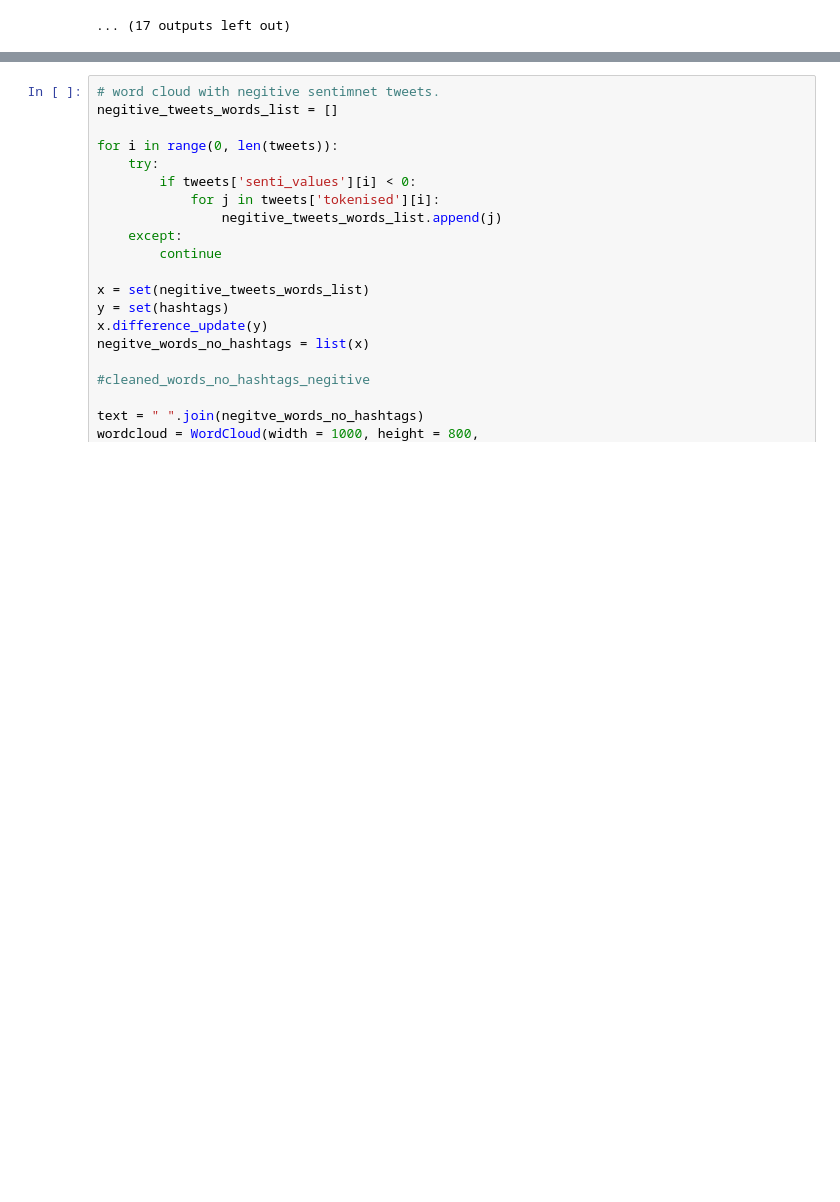
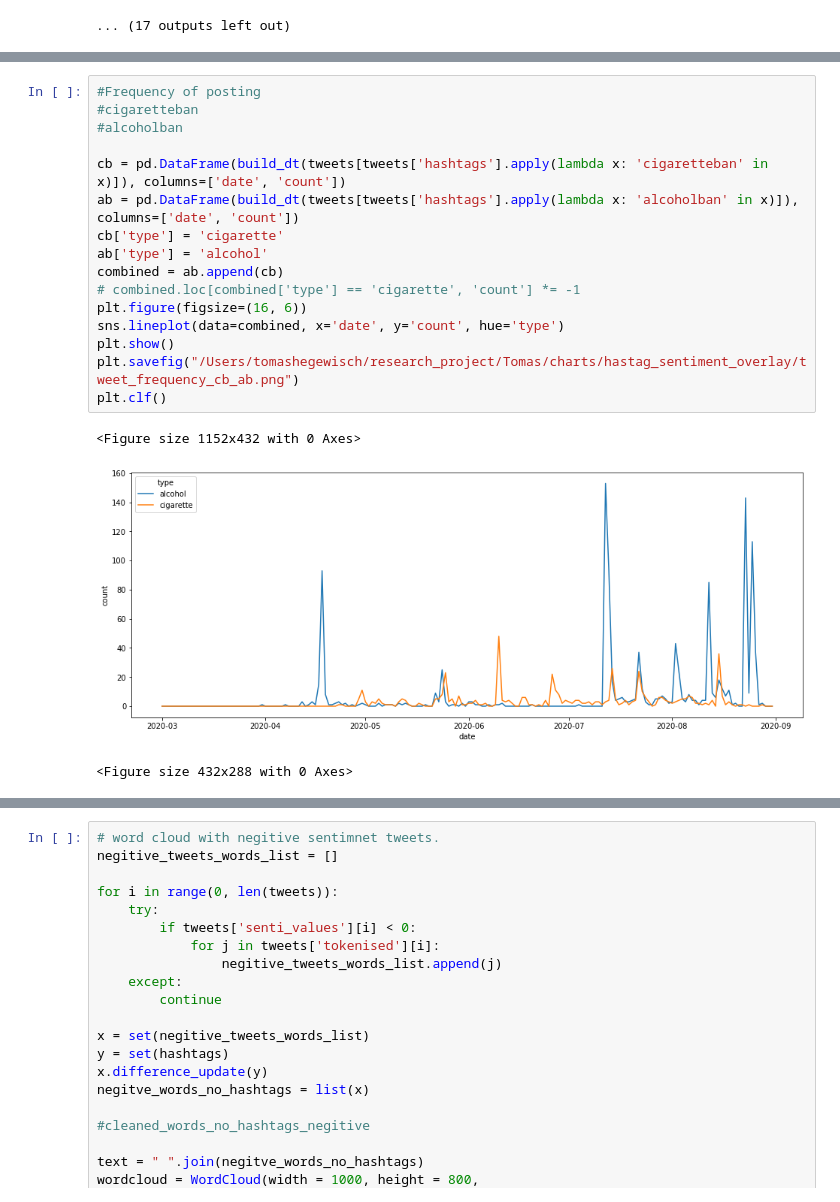
Before and after one commit to tomashege/research_project, a Jupyter notebook: Tomas/notebooks/tweet_analysis.ipynb, the cells around one changed output, grey strips where cells are left out. Saved outputs shown, nothing was run; the diff lists cells and outputs as text; blank space fills up the shorter version.

```diff
--- a/Tomas/notebooks/tweet_analysis.ipynb
+++ b/Tomas/notebooks/tweet_analysis.ipynb
@@ -394 +457,21 @@ plt.clf()
+# %%
+#Frequency of posting
+#cigaretteban
+#alcoholban
+
+cb = pd.DataFrame(build_dt(tweets[tweets['hashtags'].apply(lambda x: 'cigaretteban' in x)]), columns=['date', 'count'])
+ab = pd.DataFrame(build_dt(tweets[tweets['hashtags'].apply(lambda x: 'alcoholban' in x)]), columns=['date', 'count'])
+cb['type'] = 'cigarette'
+ab['type'] = 'alcohol'
+combined = ab.append(cb)
+# combined.loc[combined['type'] == 'cigarette', 'count'] *= -1
+plt.figure(figsize=(16, 6))
+sns.lineplot(data=combined, x='date', y='count', hue='type')
+plt.show()
+plt.savefig("/Users/tomashegewisch/research_project/Tomas/charts/hastag_sentiment_overlay/tweet_frequency_cb_ab.png")
+plt.clf()
+# %% [output]
+<Figure size 1152x432 with 0 Axes>
+[figure, added]
+<Figure size 432x288 with 0 Axes>
 # %%
```
Also changed, not shown: parts of 7 cells of this notebook, 18 other files.
